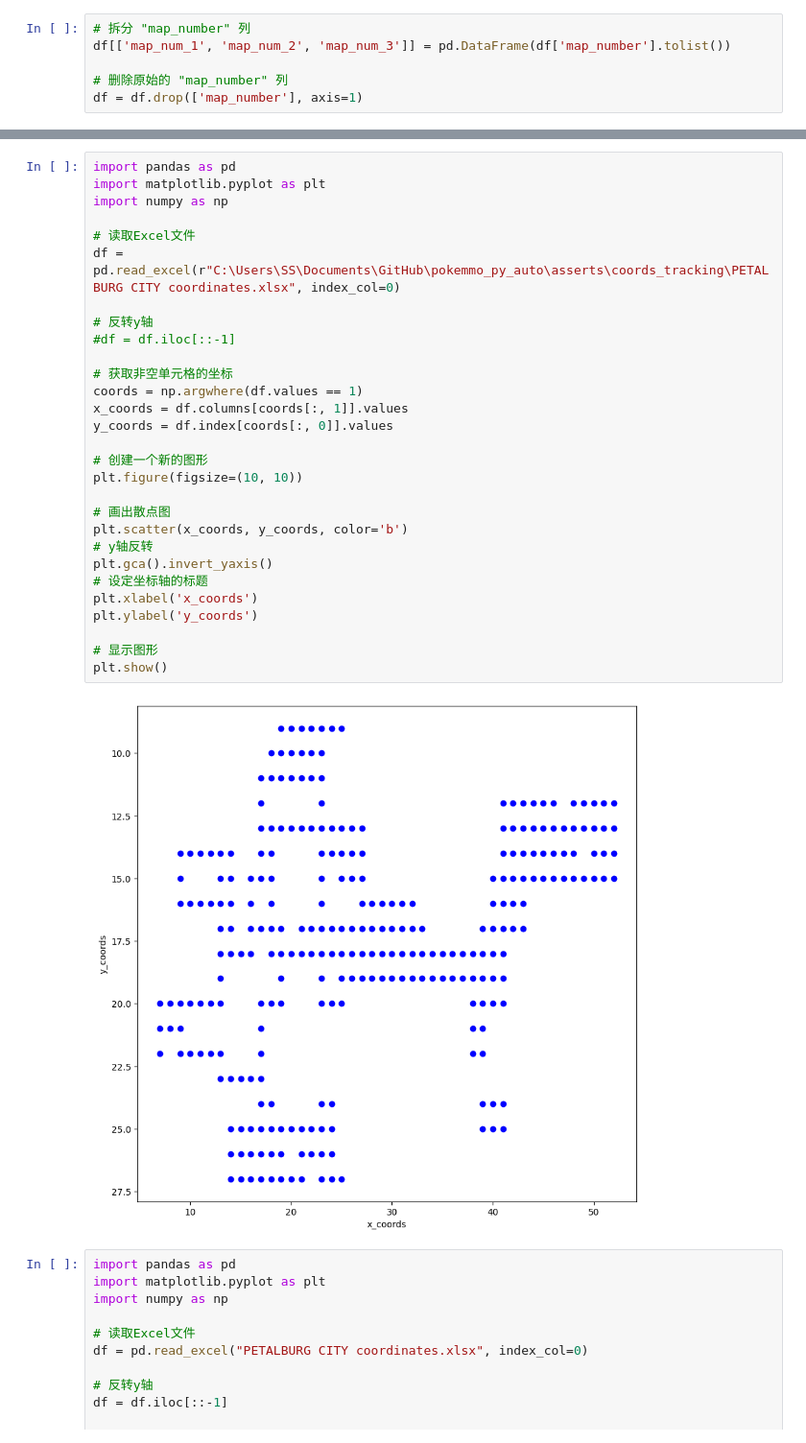
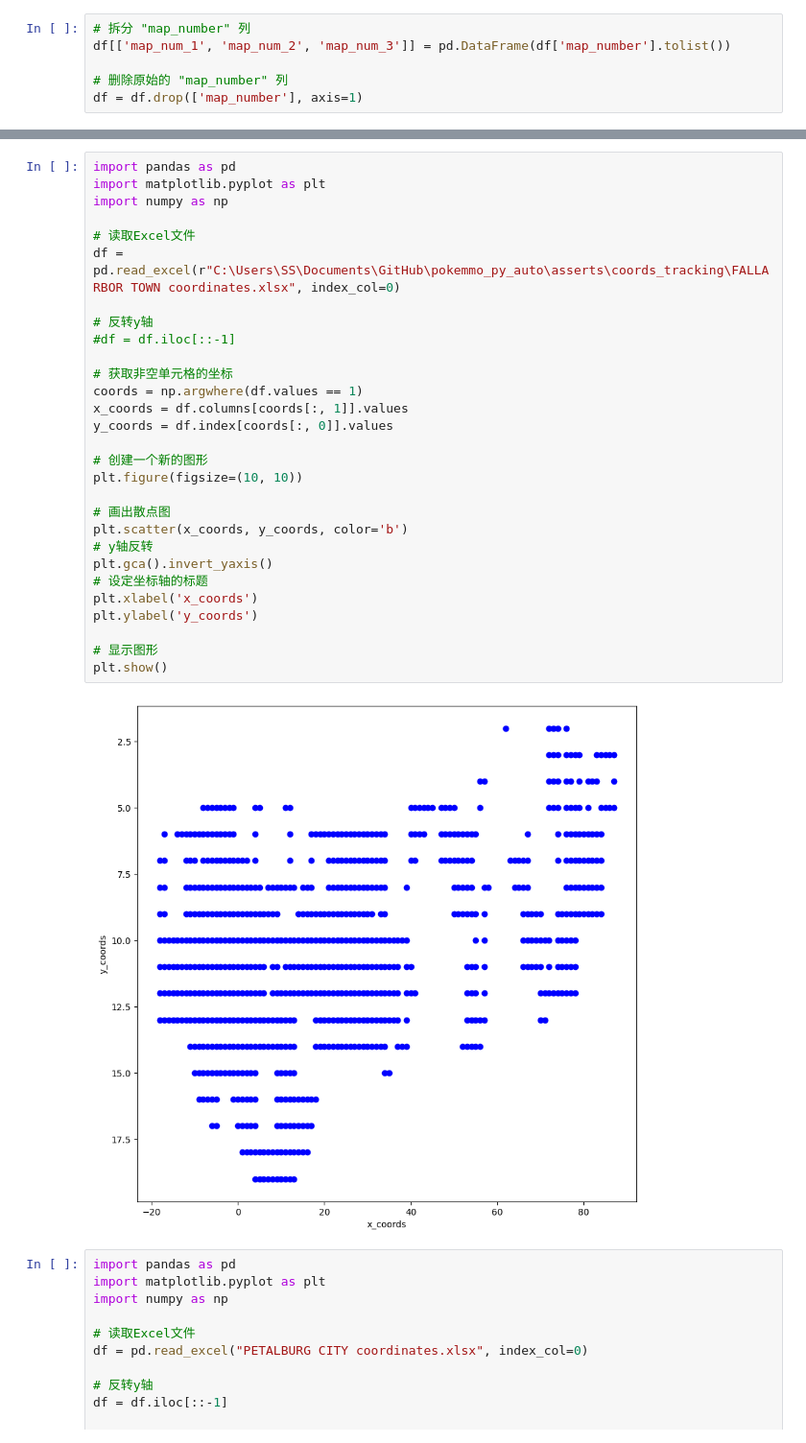
Before and after one commit to ShenShu2016/pokemmo_py_auto, a Jupyter notebook: tools/x_y_battle_area_analyize.ipynb, the cells around one changed output, grey strips where cells are left out. Shown at 96% size. Saved outputs shown, nothing was run; the diff lists cells and outputs as text.

Commit message:
feat: add FALLABOR TOWN

```diff
--- a/tools/x_y_battle_area_analyize.ipynb
+++ b/tools/x_y_battle_area_analyize.ipynb
@@ -162,34 +161,34 @@ grid_df.to_excel("PETALBURG CITY coordinates.xlsx")
 # %%
 import pandas as pd
 import matplotlib.pyplot as plt
 import numpy as np
 
 # 读取Excel文件
-df = pd.read_excel(r"C:\Users\SS\Documents\GitHub\pokemmo_py_auto\asserts\coords_tracking\PETALBURG CITY coordinates.xlsx", index_col=0)
+df = pd.read_excel(r"C:\Users\SS\Documents\GitHub\pokemmo_py_auto\asserts\coords_tracking\FALLARBOR TOWN coordinates.xlsx", index_col=0)
 
 # 反转y轴
 #df = df.iloc[::-1]
 
 # 获取非空单元格的坐标
 coords = np.argwhere(df.values == 1)
 x_coords = df.columns[coords[:, 1]].values
 y_coords = df.index[coords[:, 0]].values
 
 # 创建一个新的图形
 plt.figure(figsize=(10, 10))
 
 # 画出散点图
 plt.scatter(x_coords, y_coords, color='b')
 # y轴反转
 plt.gca().invert_yaxis()
 # 设定坐标轴的标题
 plt.xlabel('x_coords')
 plt.ylabel('y_coords')
 
 # 显示图形
 plt.show()
 # %% [output]
-[figure, old version]
+[figure, new version]
 # %%
 import pandas as pd
 import matplotlib.pyplot as plt
```
Also changed, not shown: parts of 16 cells of this notebook, 21 other files.
